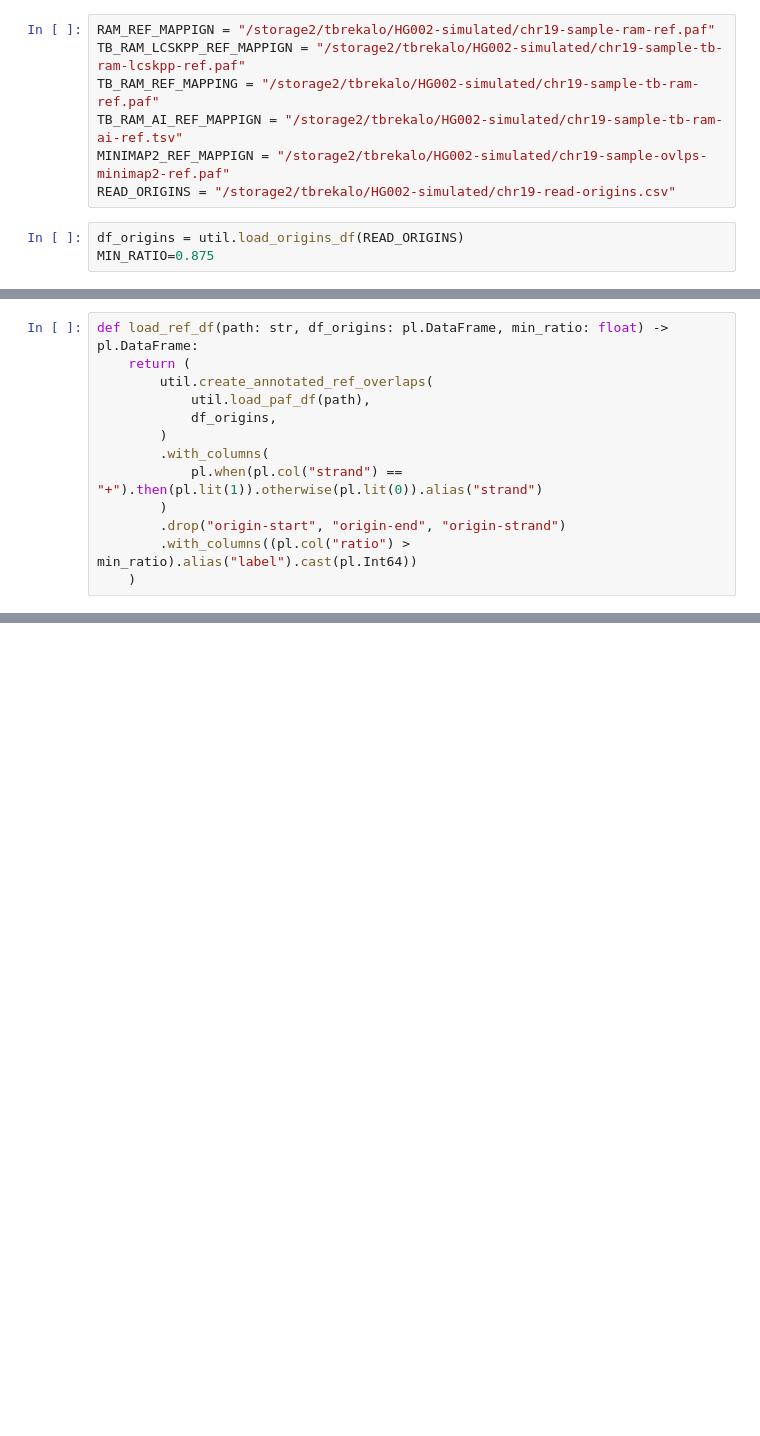
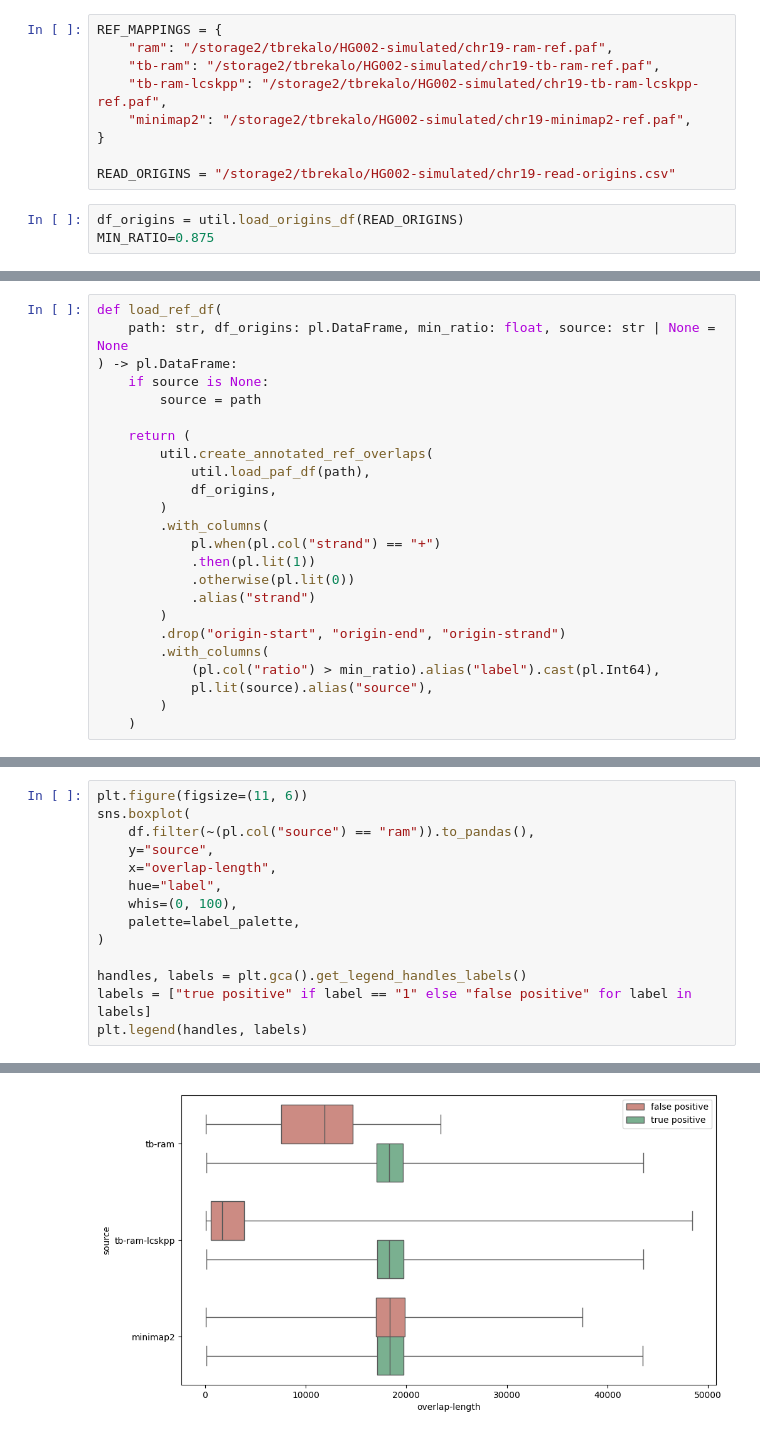
Before and after one commit to tbrekalo/tb-ram, a Jupyter notebook: scripts/notebooks/ram-eval.ipynb, the cells around one changed output, grey strips where cells are left out. Saved outputs shown, nothing was run; the diff lists cells and outputs as text; blank space fills up the shorter version.

```diff
--- a/scripts/notebooks/ram-eval.ipynb
+++ b/scripts/notebooks/ram-eval.ipynb
@@ -8,9 +13,11 @@ import util
 # %%
-RAM_REF_MAPPIGN = "/storage2/tbrekalo/HG002-simulated/chr19-sample-ram-ref.paf"
-TB_RAM_LCSKPP_REF_MAPPIGN = "/storage2/tbrekalo/HG002-simulated/chr19-sample-tb-ram-lcskpp-ref.paf"
-TB_RAM_REF_MAPPING = "/storage2/tbrekalo/HG002-simulated/chr19-sample-tb-ram-ref.paf"
-TB_RAM_AI_REF_MAPPIGN = "/storage2/tbrekalo/HG002-simulated/chr19-sample-tb-ram-ai-ref.tsv"
-MINIMAP2_REF_MAPPIGN = "/storage2/tbrekalo/HG002-simulated/chr19-sample-ovlps-minimap2-ref.paf"
+REF_MAPPINGS = {
+    "ram": "/storage2/tbrekalo/HG002-simulated/chr19-ram-ref.paf",
+    "tb-ram": "/storage2/tbrekalo/HG002-simulated/chr19-tb-ram-ref.paf",
+    "tb-ram-lcskpp": "/storage2/tbrekalo/HG002-simulated/chr19-tb-ram-lcskpp-ref.paf",
+    "minimap2": "/storage2/tbrekalo/HG002-simulated/chr19-minimap2-ref.paf",
+}
+
 READ_ORIGINS = "/storage2/tbrekalo/HG002-simulated/chr19-read-origins.csv"
 # %%
 df_origins = util.load_origins_df(READ_ORIGINS)
@@ -51,13 +25,24 @@ df_tb_ram_ai = create_df_ai_ram(TB_RAM_AI_REF_MAPPIGN, df_origins)
 # %%
-def load_ref_df(path: str, df_origins: pl.DataFrame, min_ratio: float) -> pl.DataFrame:
+def load_ref_df(
+    path: str, df_origins: pl.DataFrame, min_ratio: float, source: str | None = None
+) -> pl.DataFrame:
+    if source is None:
+        source = path
+
     return (
         util.create_annotated_ref_overlaps(
             util.load_paf_df(path),
             df_origins,
         )
         .with_columns(
-            pl.when(pl.col("strand") == "+").then(pl.lit(1)).otherwise(pl.lit(0)).alias("strand")
+            pl.when(pl.col("strand") == "+")
+            .then(pl.lit(1))
+            .otherwise(pl.lit(0))
+            .alias("strand")
         )
         .drop("origin-start", "origin-end", "origin-strand")
-        .with_columns((pl.col("ratio") > min_ratio).alias("label").cast(pl.Int64))
+        .with_columns(
+            (pl.col("ratio") > min_ratio).alias("label").cast(pl.Int64),
+            pl.lit(source).alias("source"),
+        )
     )
@@ -134,0 +116,15 @@ shape: (8, 8)
+# %%
+plt.figure(figsize=(11, 6))
+sns.boxplot(
+    df.filter(~(pl.col("source") == "ram")).to_pandas(),
+    y="source",
+    x="overlap-length",
+    hue="label",
+    whis=(0, 100),
+    palette=label_palette,
+)
+
+handles, labels = plt.gca().get_legend_handles_labels()
+labels = ["true positive" if label == "1" else "false positive" for label in labels]
+plt.legend(handles, labels)
+# %% [output]
@@ -135,2 +132,3 @@ shape: (8, 8)
+[figure, added]
 # %%
 g = sns.FacetGrid(
```
Also changed, not shown: parts of 14 cells of this notebook.
